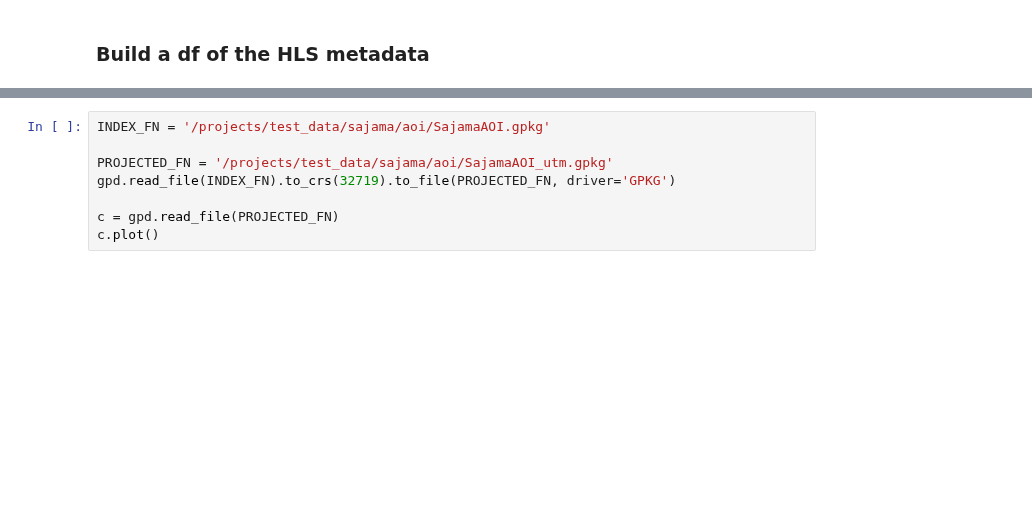
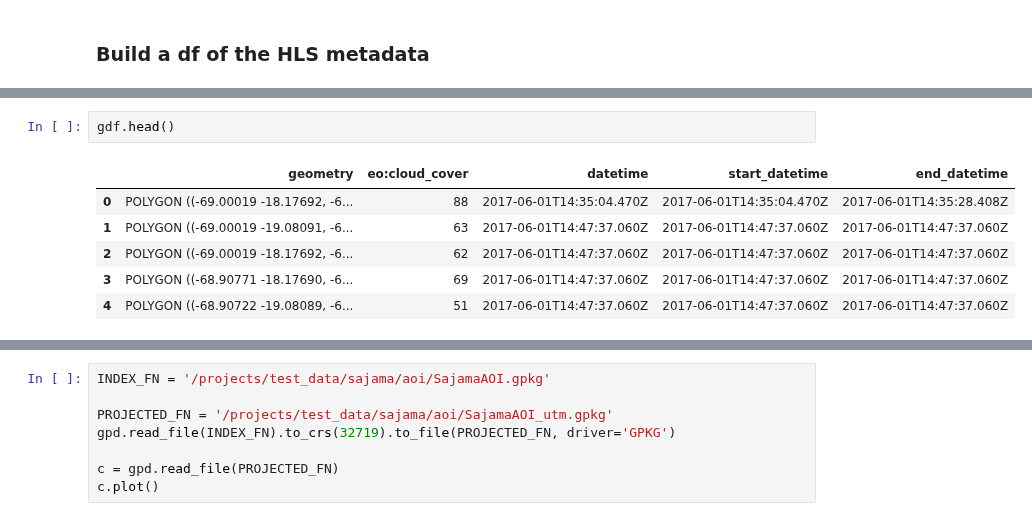
Before and after one commit to pahbs/hls, a Jupyter notebook: notebooks/make_HLS_composites_sajama.ipynb, the cells around one changed output, grey strips where cells are left out. Drawn from its saved outputs; the diff is of its cells as text; blank space fills up the shorter version.

```diff
--- a/notebooks/make_HLS_composites_sajama.ipynb
+++ b/notebooks/make_HLS_composites_sajama.ipynb
@@ -92,3 +155,12 @@ df_smry.head()
+# %%
+gdf.head()
+# %% [output]
+|  | geometry | eo:cloud_cover | datetime | start_datetime | end_datetime |
+| 0 | POLYGON ((-69.00019 -18.17692, -6... | 88 | 2017-06-01T14:35:04.470Z | 2017-06-01T14:35:04.470Z | 2017-06-01T14:35:28.408Z |
+| 1 | POLYGON ((-69.00019 -19.08091, -6... | 63 | 2017-06-01T14:47:37.060Z | 2017-06-01T14:47:37.060Z | 2017-06-01T14:47:37.060Z |
+| 2 | POLYGON ((-69.00019 -18.17692, -6... | 62 | 2017-06-01T14:47:37.060Z | 2017-06-01T14:47:37.060Z | 2017-06-01T14:47:37.060Z |
+| 3 | POLYGON ((-68.90771 -18.17690, -6... | 69 | 2017-06-01T14:47:37.060Z | 2017-06-01T14:47:37.060Z | 2017-06-01T14:47:37.060Z |
+| 4 | POLYGON ((-68.90722 -19.08089, -6... | 51 | 2017-06-01T14:47:37.060Z | 2017-06-01T14:47:37.060Z | 2017-06-01T14:47:37.060Z |
 # %%
 var = 'properties.eo:cloud_cover'
 (
```
Also changed, not shown: parts of 18 cells of this notebook.
